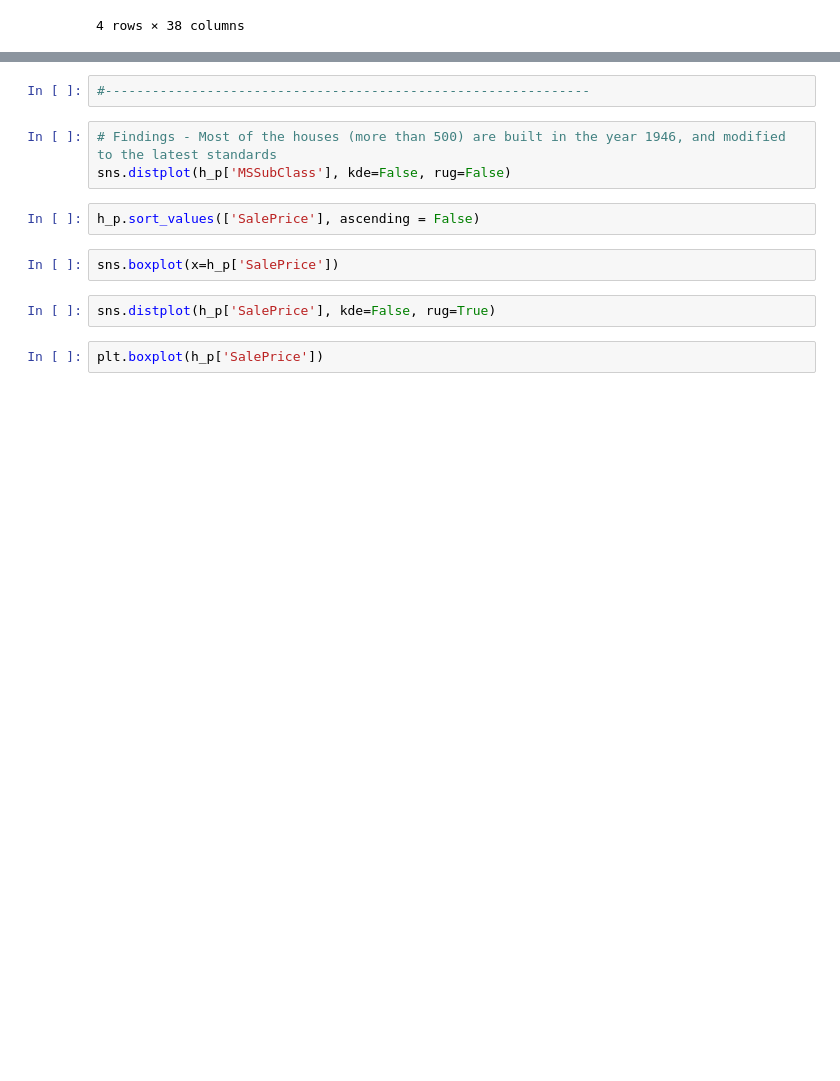
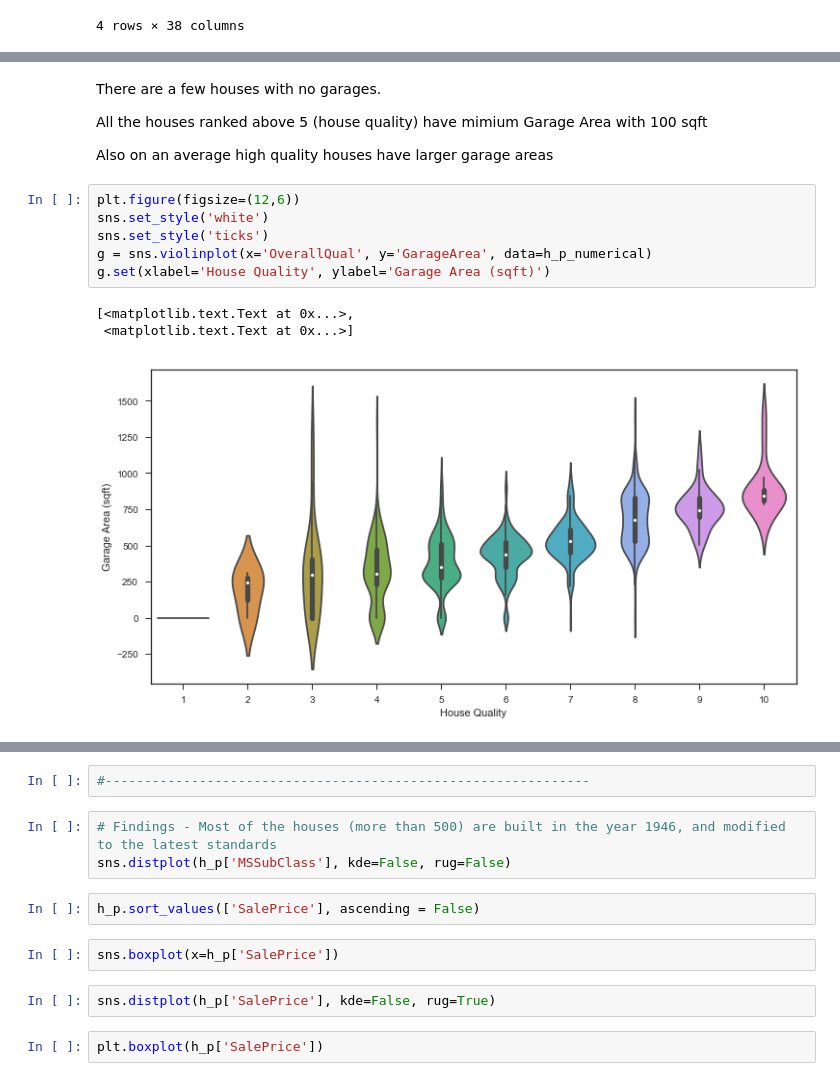
Before and after one commit to NikhilaThota/CapstoneProject_House_Prices_Prediction, a Jupyter notebook: House_prices.ipynb, the cells around one changed output, grey strips where cells are left out. Cells and saved outputs as stored; diff of their text form; blank space fills up the shorter version.

```diff
--- a/House_prices.ipynb
+++ b/House_prices.ipynb
@@ -459,0 +475,16 @@ sns.violinplot(x='Neighborhood', y='SalePrice', data=h_p, scale='count')
+# %% [markdown]
+There are a few houses with no garages.
+
+All the houses ranked above 5 (house quality) have mimium Garage Area with 100 sqft
+
+Also on an average high quality houses have larger garage areas
+# %%
+plt.figure(figsize=(12,6))
+sns.set_style('white')
+sns.set_style('ticks')
+g = sns.violinplot(x='OverallQual', y='GarageArea', data=h_p_numerical)
+g.set(xlabel='House Quality', ylabel='Garage Area (sqft)')
+# %% [output]
+[<matplotlib.text.Text at 0x...>,
+ <matplotlib.text.Text at 0x...>]
+[figure, added]
```
Also changed, not shown: parts of 124 cells of this notebook.
